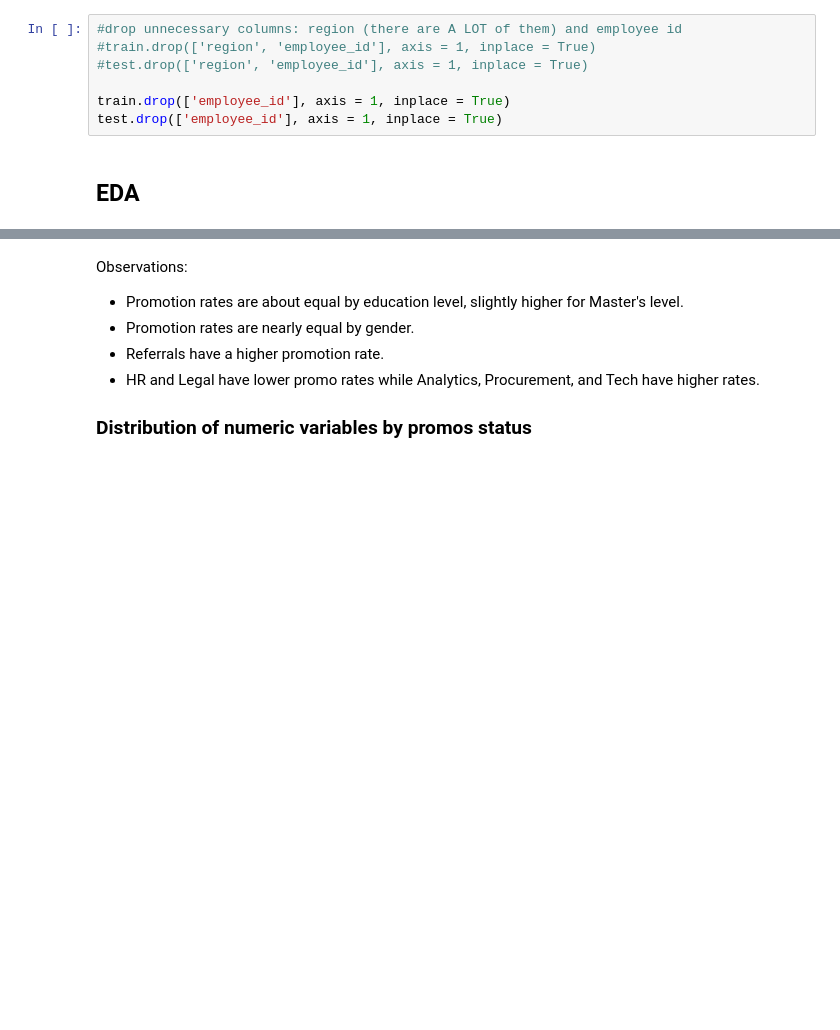
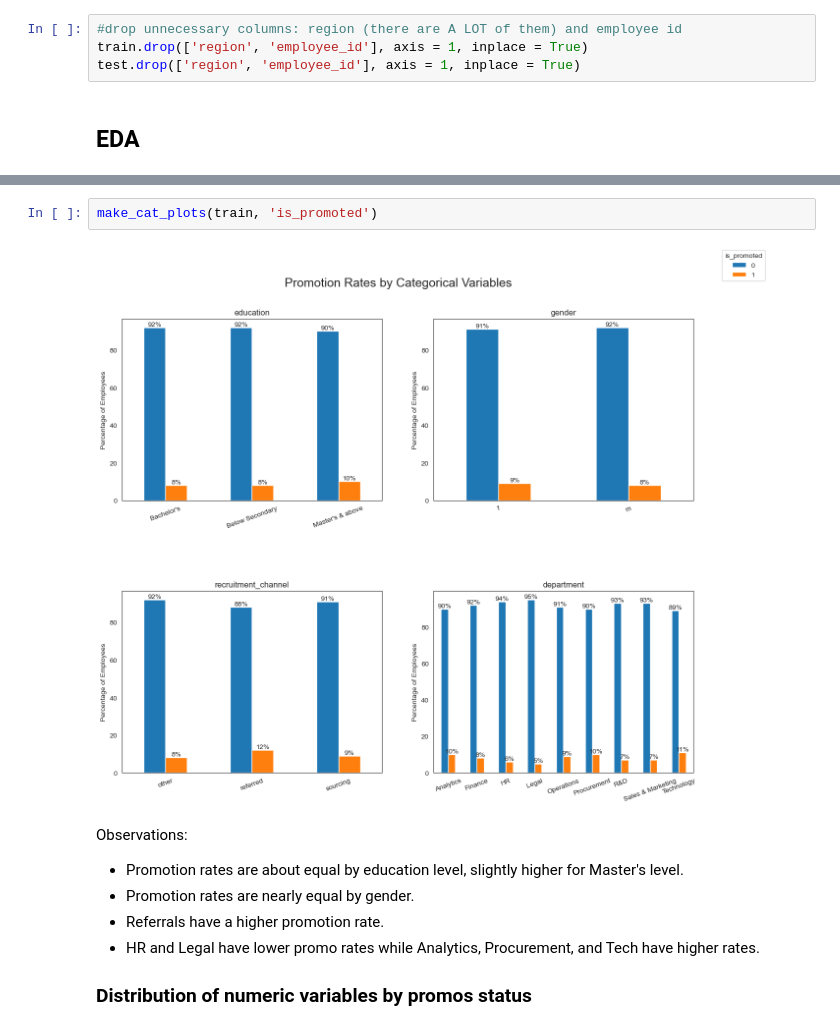
Before and after one commit to mlpost/Data-Projects, a Jupyter notebook: Kaggle HR Analytics/Predicting Promotions/predictingPromos.ipynb, the cells around one changed output, grey strips where cells are left out. Saved outputs shown, nothing was run; the diff lists cells and outputs as text; blank space fills up the shorter version.

```diff
--- a/Kaggle HR Analytics/Predicting Promotions/predictingPromos.ipynb
+++ b/Kaggle HR Analytics/Predicting Promotions/predictingPromos.ipynb
@@ -243,11 +243,8 @@ Name: department, dtype: int64
 ... (8 outputs left out)
 # %%
 #drop unnecessary columns: region (there are A LOT of them) and employee id
-#train.drop(['region', 'employee_id'], axis = 1, inplace = True)
-#test.drop(['region', 'employee_id'], axis = 1, inplace = True)
-
-train.drop(['employee_id'], axis = 1, inplace = True)
-test.drop(['employee_id'], axis = 1, inplace = True)
+train.drop(['region', 'employee_id'], axis = 1, inplace = True)
+test.drop(['region', 'employee_id'], axis = 1, inplace = True)
 # %% [markdown]
 ## EDA
 # %%
@@ -302,3 +298,7 @@ plt.show();
+# %%
+make_cat_plots(train, 'is_promoted')
+# %% [output]
+[figure, added]
 # %% [markdown]
 Observations:
 * Promotion rates are about equal by education level, slightly higher for Master's level.
```
Also changed, not shown: parts of 32 cells of this notebook, 1 other file.
